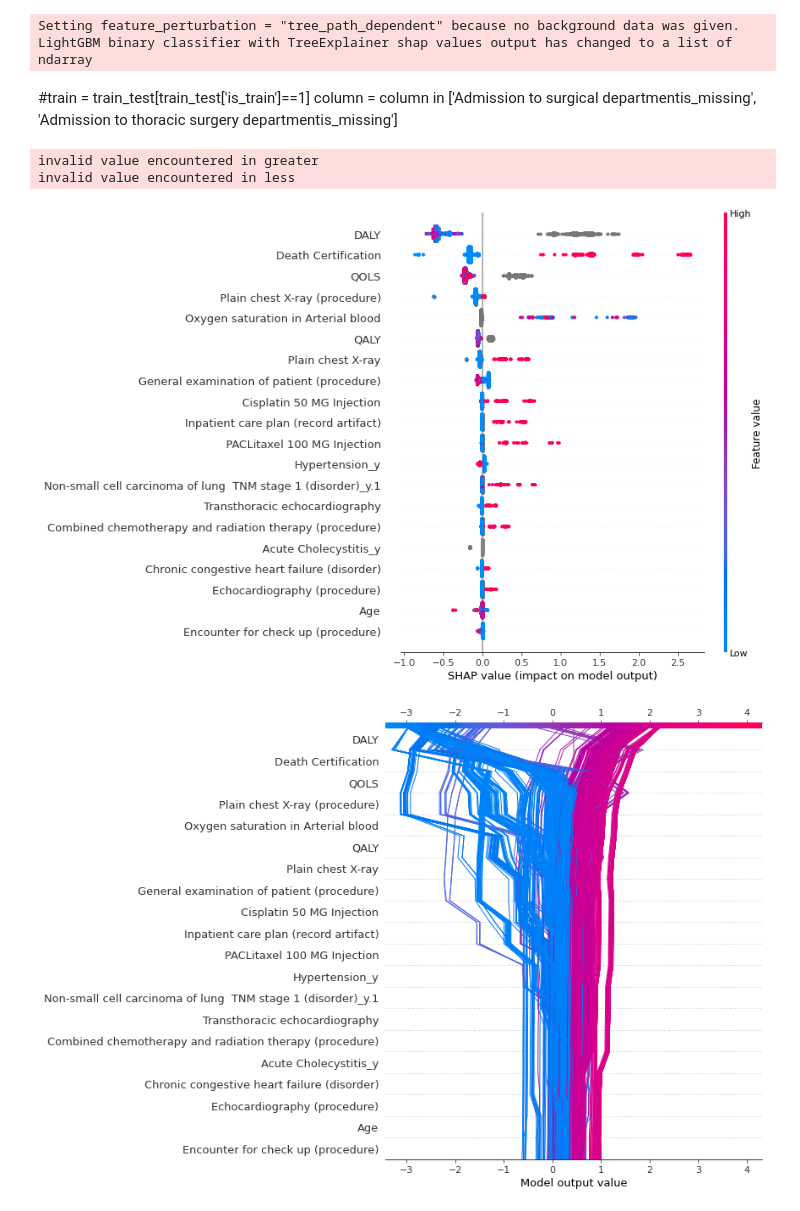
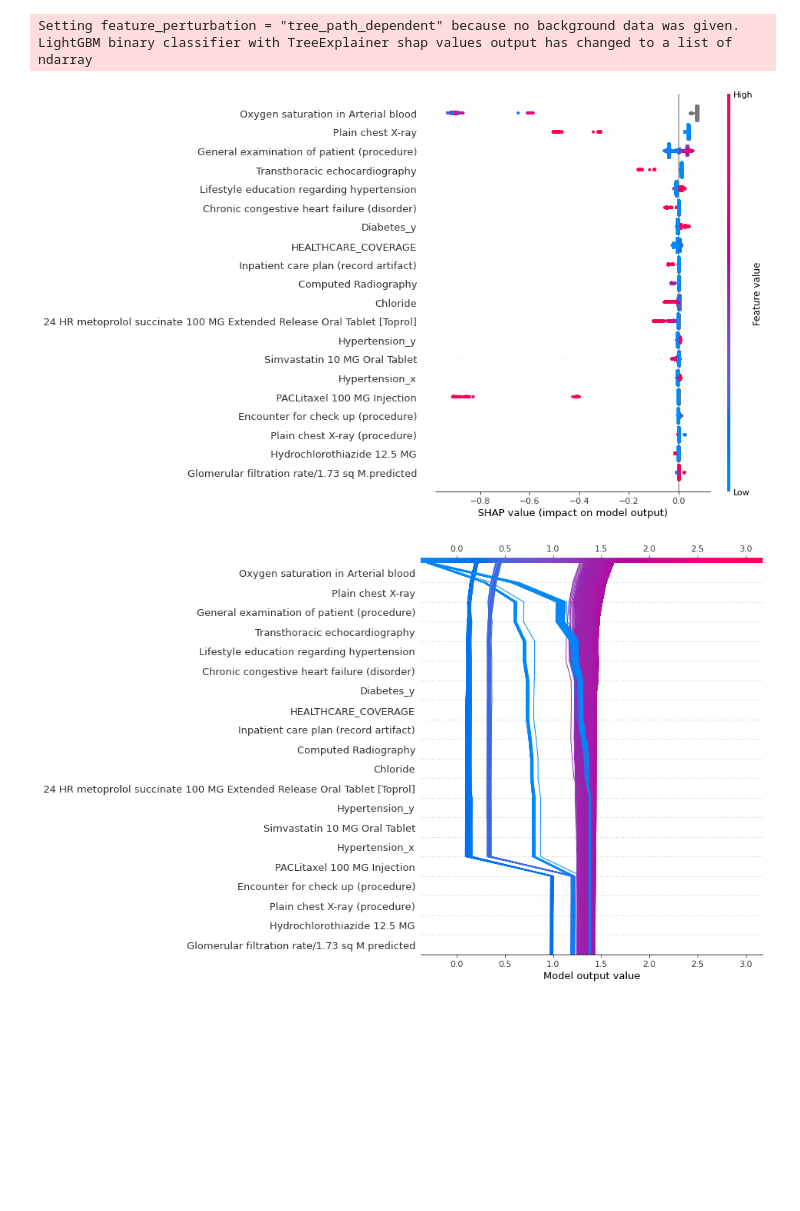
Before and after one commit to msmelguizo/Covid19_FDA, a Jupyter notebook: COVID/LightGBM.ipynb, the cells around one changed output. Drawn from its saved outputs; the diff is of its cells as text; code cells hidden in the pictures; blank space fills up the shorter version.

```diff
--- a/COVID/LightGBM.ipynb
+++ b/COVID/LightGBM.ipynb
@@ -48,3 +79,5 @@ display_all(train.describe())
 # %%
 #save oof
 oof_df = train[["Id", "COVID_Status"]]
+# %%
+train = train.loc[train['Death Certification']!=1]
@@ -115,6 +159,7 @@ test = test.drop(columns=['is_train'])
 # %%
 predictors = list(train.columns)
 predictors.remove('COVID_Status')
+predictors.remove('Death Certification')
 # %%
 #predictors.remove('Oxygen saturation in Arterial blood')
 #predictors.remove('Body temperature')
@@ -308,25 +343,18 @@ plot_importances(imp_df)
 import shap
 
 explainer   =  shap.TreeExplainer(clf)
-shap_values = explainer.shap_values(t[predictors].iloc[:8000,:])
+shap_values = explainer.shap_values(t[predictors])
 # %% [output]
 Setting feature_perturbation = "tree_path_dependent" because no background data was given.
 LightGBM binary classifier with TreeExplainer shap values output has changed to a list of ndarray
-# %% [markdown]
-#train = train_test[train_test['is_train']==1]
-column =
-column in ['Admission to surgical departmentis_missing',
-                          'Admission to thoracic surgery departmentis_missing']
 # %%
-shap.summary_plot(shap_values[0], t[predictors].iloc[:8000,:])
+shap.summary_plot(shap_values[1], t[predictors])
 # %% [output]
-invalid value encountered in greater
-invalid value encountered in less
-[figure, old version]
+[figure, new version]
 # %%
 #!pip install -U matplotlib
 # %%
 shap.decision_plot(explainer.expected_value[1], shap_values[1], predictors, ignore_warnings=True,
                   legend_labels=None)
 # %% [output]
-[figure, old version]
+[figure, new version]
```
Also changed, not shown: parts of 37 cells of this notebook, 40 other files.
